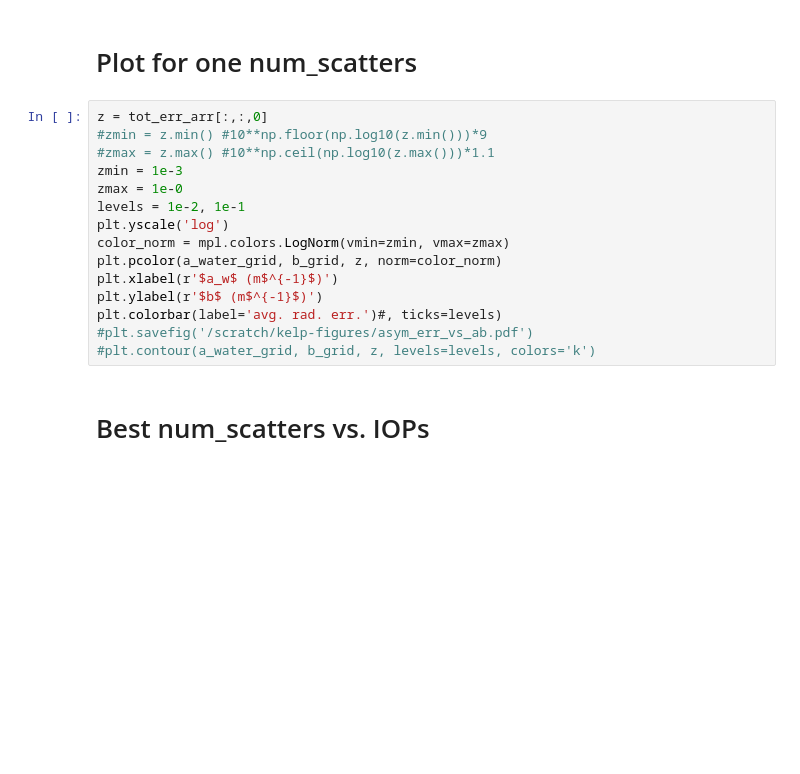
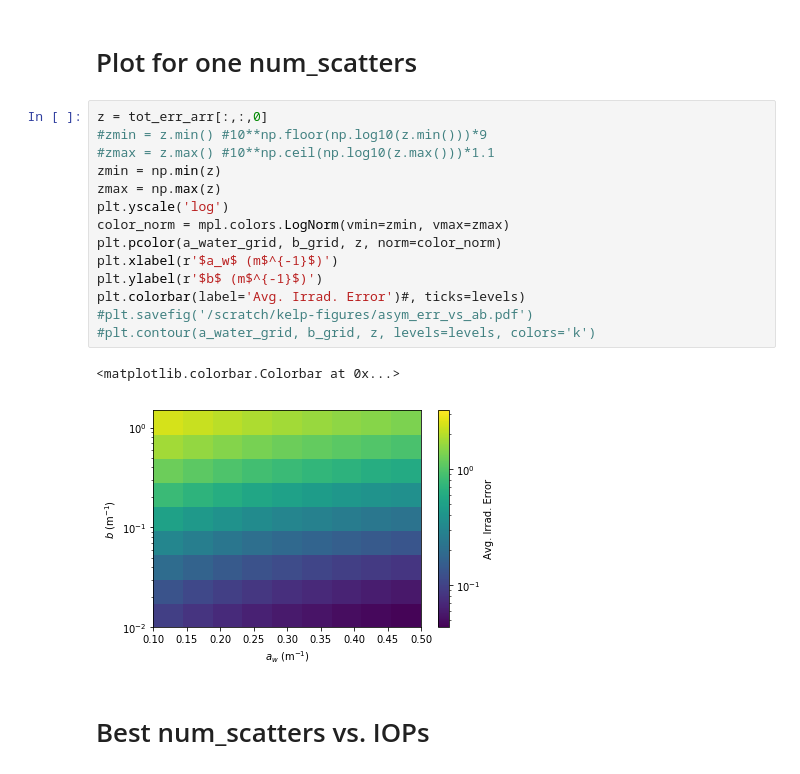
Before and after one commit to OliverEvans96/kelp, a Jupyter notebook: code/python/VerificationOfCalculations.ipynb, the cells around one changed output. Drawn from its saved outputs; the diff is of its cells as text; blank space fills up the shorter version.

```diff
--- a/code/python/VerificationOfCalculations.ipynb
+++ b/code/python/VerificationOfCalculations.ipynb
@@ -2051,18 +2062,20 @@ plt.tight_layout()
 # %%
 z = tot_err_arr[:,:,0]
 #zmin = z.min() #10**np.floor(np.log10(z.min()))*9
 #zmax = z.max() #10**np.ceil(np.log10(z.max()))*1.1
-zmin = 1e-3
-zmax = 1e-0
-levels = 1e-2, 1e-1
+zmin = np.min(z)
+zmax = np.max(z)
 plt.yscale('log')
 color_norm = mpl.colors.LogNorm(vmin=zmin, vmax=zmax)
 plt.pcolor(a_water_grid, b_grid, z, norm=color_norm)
 plt.xlabel(r'$a_w$ (m$^{-1}$)')
 plt.ylabel(r'$b$ (m$^{-1}$)')
-plt.colorbar(label='avg. rad. err.')#, ticks=levels)
+plt.colorbar(label='Avg. Irrad. Error')#, ticks=levels)
 #plt.savefig('/scratch/kelp-figures/asym_err_vs_ab.pdf')
 #plt.contour(a_water_grid, b_grid, z, levels=levels, colors='k')
+# %% [output]
+<matplotlib.colorbar.Colorbar at 0x...>
+[figure, added]
 # %% [markdown]
 # Best num_scatters vs. IOPs
 # %%
```
Also changed, not shown: parts of 43 cells of this notebook, 6 other files.
